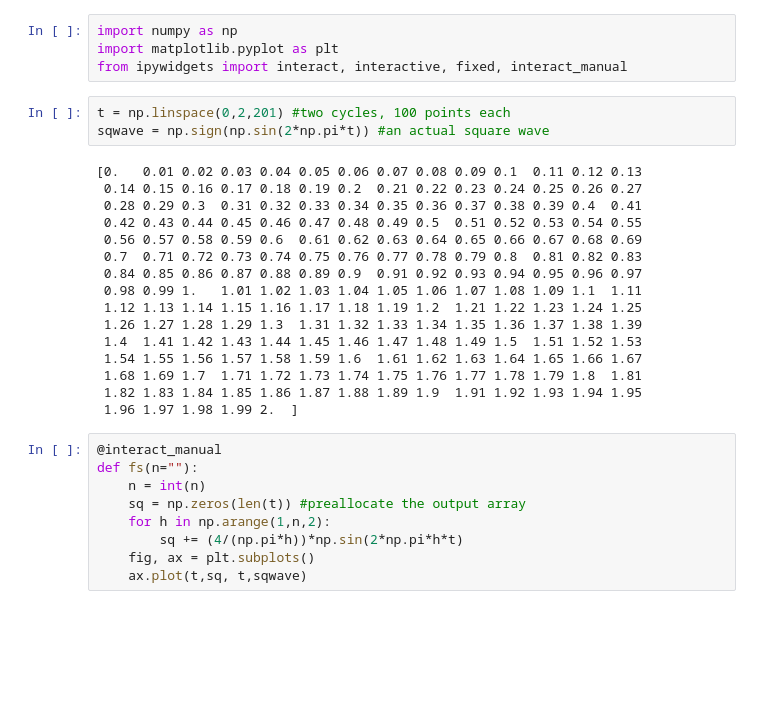
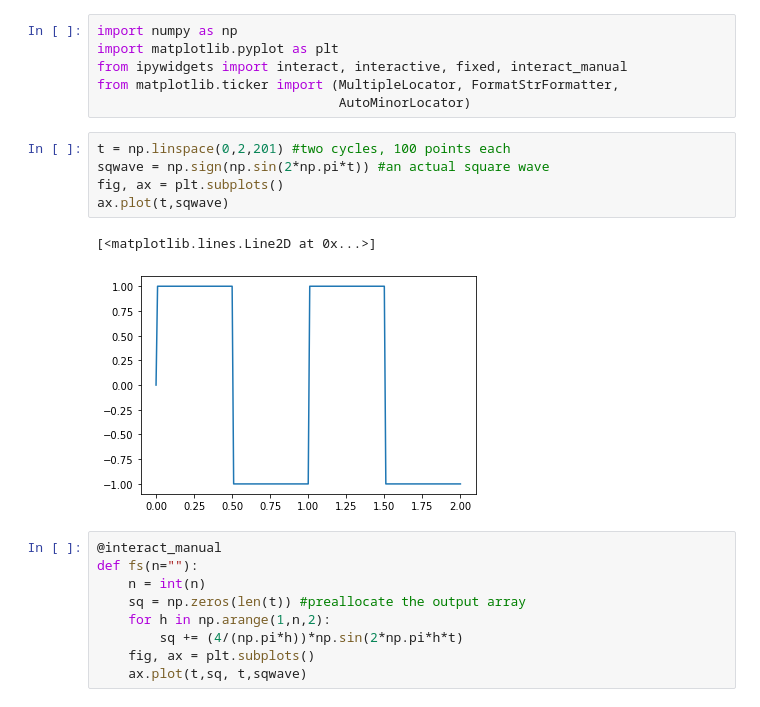
Before and after one commit to CiTRuS93/Signals-and-Systems-Course, a Jupyter notebook: fourier series visualisation.ipynb, the cells around one changed output. Saved outputs shown, nothing was run; the diff lists cells and outputs as text; blank space fills up the shorter version.

```diff
--- a/fourier series visualisation.ipynb
+++ b/fourier series visualisation.ipynb
@@ -2,25 +2,16 @@
 import numpy as np
 import matplotlib.pyplot as plt
 from ipywidgets import interact, interactive, fixed, interact_manual
+from matplotlib.ticker import (MultipleLocator, FormatStrFormatter,
+                               AutoMinorLocator)
 # %%
 t = np.linspace(0,2,201) #two cycles, 100 points each
 sqwave = np.sign(np.sin(2*np.pi*t)) #an actual square wave
+fig, ax = plt.subplots()
+ax.plot(t,sqwave)
 # %% [output]
-[0.   0.01 0.02 0.03 0.04 0.05 0.06 0.07 0.08 0.09 0.1  0.11 0.12 0.13
- 0.14 0.15 0.16 0.17 0.18 0.19 0.2  0.21 0.22 0.23 0.24 0.25 0.26 0.27
- 0.28 0.29 0.3  0.31 0.32 0.33 0.34 0.35 0.36 0.37 0.38 0.39 0.4  0.41
- 0.42 0.43 0.44 0.45 0.46 0.47 0.48 0.49 0.5  0.51 0.52 0.53 0.54 0.55
- 0.56 0.57 0.58 0.59 0.6  0.61 0.62 0.63 0.64 0.65 0.66 0.67 0.68 0.69
- 0.7  0.71 0.72 0.73 0.74 0.75 0.76 0.77 0.78 0.79 0.8  0.81 0.82 0.83
- 0.84 0.85 0.86 0.87 0.88 0.89 0.9  0.91 0.92 0.93 0.94 0.95 0.96 0.97
- 0.98 0.99 1.   1.01 1.02 1.03 1.04 1.05 1.06 1.07 1.08 1.09 1.1  1.11
- 1.12 1.13 1.14 1.15 1.16 1.17 1.18 1.19 1.2  1.21 1.22 1.23 1.24 1.25
- 1.26 1.27 1.28 1.29 1.3  1.31 1.32 1.33 1.34 1.35 1.36 1.37 1.38 1.39
- 1.4  1.41 1.42 1.43 1.44 1.45 1.46 1.47 1.48 1.49 1.5  1.51 1.52 1.53
- 1.54 1.55 1.56 1.57 1.58 1.59 1.6  1.61 1.62 1.63 1.64 1.65 1.66 1.67
- 1.68 1.69 1.7  1.71 1.72 1.73 1.74 1.75 1.76 1.77 1.78 1.79 1.8  1.81
- 1.82 1.83 1.84 1.85 1.86 1.87 1.88 1.89 1.9  1.91 1.92 1.93 1.94 1.95
- 1.96 1.97 1.98 1.99 2.  ]
+[<matplotlib.lines.Line2D at 0x...>]
+[figure, added]
 # %%
 @interact_manual
 def fs(n=""):
```
Also changed, not shown: parts of 1 cell of this notebook, 2 other files.
